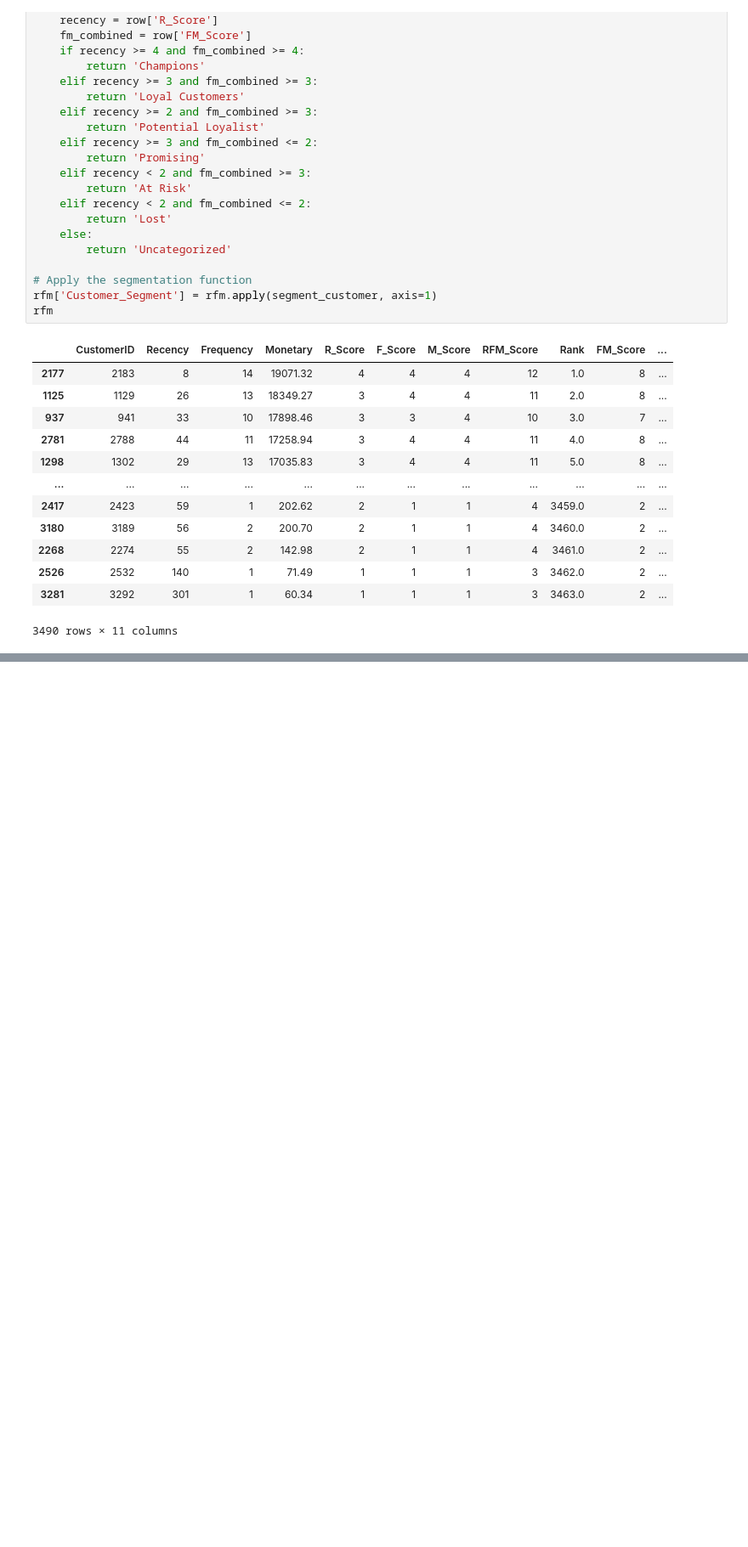
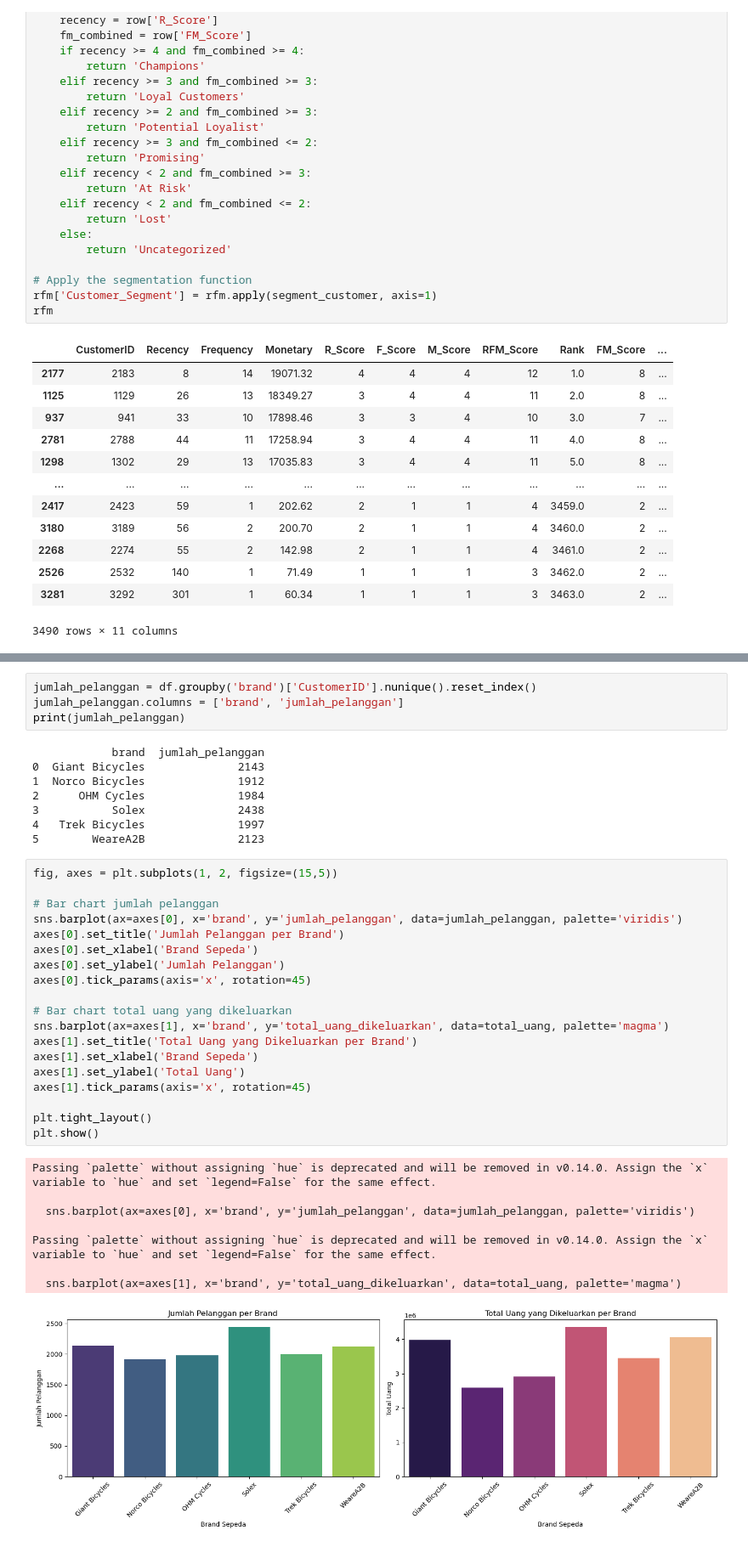
Before and after one commit to Alliseeya/Transaction-Data, a Jupyter notebook: RFM.ipynb, the cells around one changed output, grey strips where cells are left out. Shown: that part at 85% size. Cells and saved outputs as stored; diff of their text form; blank space fills up the shorter version.

```diff
--- a/RFM.ipynb
+++ b/RFM.ipynb
@@ -724,0 +878,40 @@ rfm
+# %%
+jumlah_pelanggan = df.groupby('brand')['CustomerID'].nunique().reset_index()
+jumlah_pelanggan.columns = ['brand', 'jumlah_pelanggan']
+print(jumlah_pelanggan)
+# %% [output]
+            brand  jumlah_pelanggan
+0  Giant Bicycles              2143
+1  Norco Bicycles              1912
+2      OHM Cycles              1984
+3           Solex              2438
+4   Trek Bicycles              1997
+5        WeareA2B              2123
+# %%
+fig, axes = plt.subplots(1, 2, figsize=(15,5))
+
+# Bar chart jumlah pelanggan
+sns.barplot(ax=axes[0], x='brand', y='jumlah_pelanggan', data=jumlah_pelanggan, palette='viridis')
+axes[0].set_title('Jumlah Pelanggan per Brand')
+axes[0].set_xlabel('Brand Sepeda')
+axes[0].set_ylabel('Jumlah Pelanggan')
+axes[0].tick_params(axis='x', rotation=45)
+
+# Bar chart total uang yang dikeluarkan
+sns.barplot(ax=axes[1], x='brand', y='total_uang_dikeluarkan', data=total_uang, palette='magma')
+axes[1].set_title('Total Uang yang Dikeluarkan per Brand')
+axes[1].set_xlabel('Brand Sepeda')
+axes[1].set_ylabel('Total Uang')
+axes[1].tick_params(axis='x', rotation=45)
+
+plt.tight_layout()
+plt.show()
+# %% [output]
+Passing `palette` without assigning `hue` is deprecated and will be removed in v0.14.0. Assign the `x` variable to `hue` and set `legend=False` for the same effect.
+
+  sns.barplot(ax=axes[0], x='brand', y='jumlah_pelanggan', data=jumlah_pelanggan, palette='viridis')
+
+Passing `palette` without assigning `hue` is deprecated and will be removed in v0.14.0. Assign the `x` variable to `hue` and set `legend=False` for the same effect.
+
+  sns.barplot(ax=axes[1], x='brand', y='total_uang_dikeluarkan', data=total_uang, palette='magma')
+[figure, added]
```
Also changed, not shown: parts of 13 cells of this notebook.
